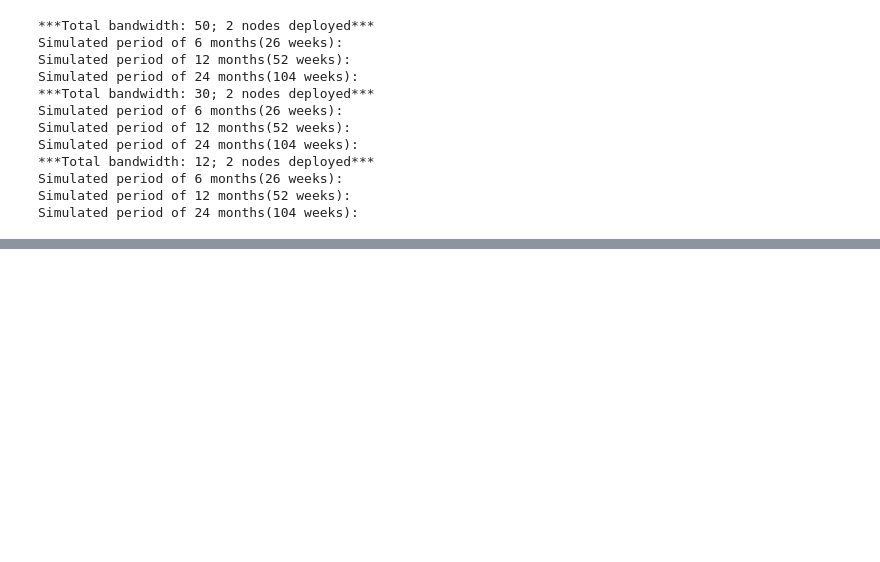
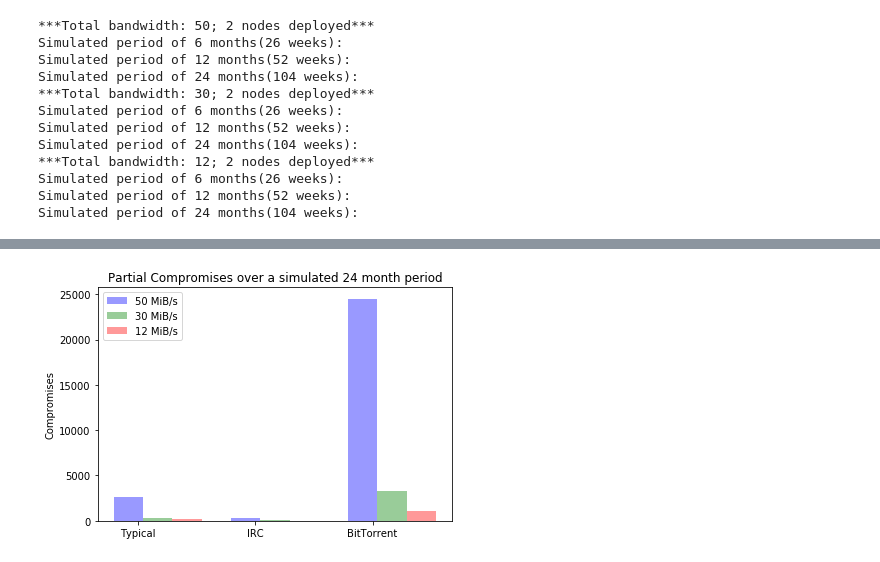
Before and after one commit to leoreppas/IndividualProject, a Jupyter notebook: TorPS2019.ipynb, the cells around one changed output, grey strips where cells are left out. Saved outputs shown, nothing was run; the diff lists cells and outputs as text; code cells hidden in the pictures; blank space fills up the shorter version.

```diff
--- a/TorPS2019.ipynb
+++ b/TorPS2019.ipynb
@@ -843,0 +746,34 @@ create_graph(user_models, values, title)
+# %%
+band50_values = (typ_partial_compr3, irc_partial_compr3, bit_partial_compr3)
+band30_values = (typ_partial_compr6, irc_partial_compr6, bit_partial_compr6)
+band12_values = (typ_partial_compr9, irc_partial_compr9, bit_partial_compr9)
+
+fig, ax = plt.subplots()
+n_groups = 3
+bar_width = 0.25
+index = np.arange(n_groups)
+opacity = 0.4
+
+rects1 = ax.bar(index, band50_values, bar_width,
+                alpha=opacity, color='b',
+                label='50 MiB/s')
+
+rects2 = ax.bar(index + bar_width, band30_values, bar_width,
+                alpha=opacity, color='g',
+                label='30 MiB/s')
+
+rects3 = ax.bar(index + (bar_width*2), band12_values, bar_width,
+                alpha=opacity, color='r',
+                label='12 MiB/s')
+
+#ax.set_xlabel('Bandwidth(MiB/s)')
+ax.set_ylabel('Compromises')
+ax.set_title('Partial Compromises over a simulated 24 month period')
+ax.set_xticks(index + bar_width / 3)
+ax.set_xticklabels(('Typical', 'IRC', 'BitTorrent'))
+ax.legend()
+
+fig.tight_layout()
+plt.show()
+# %% [output]
+[figure, added]
```
Also changed, not shown: parts of 32 cells of this notebook.
